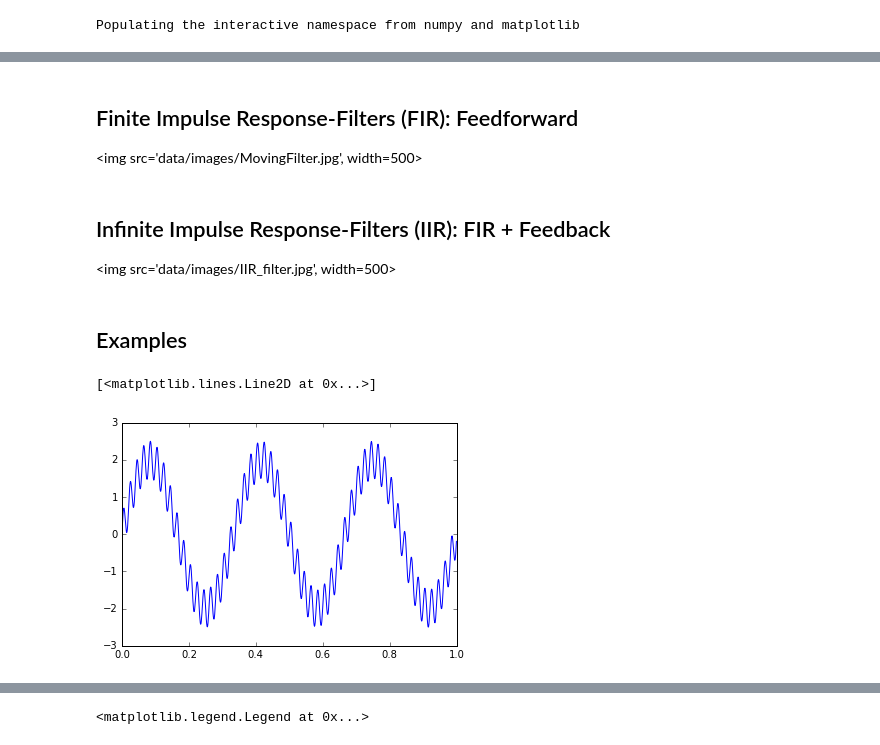
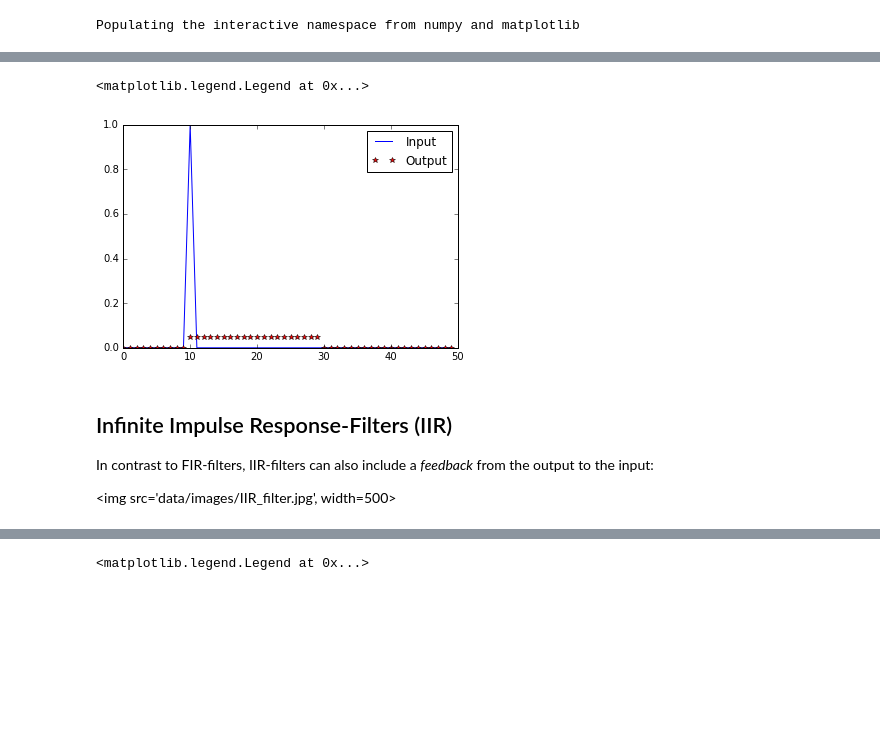
Before and after one commit to thomas-haslwanter/CSS_ipynb, a Jupyter notebook: Soundproc_3_LinearFilters.ipynb, the cells around one changed output, grey strips where cells are left out. Drawn from its saved outputs; the diff is of its cells as text; code cells hidden in the pictures; blank space fills up the shorter version.

```diff
--- a/Soundproc_3_LinearFilters.ipynb
+++ b/Soundproc_3_LinearFilters.ipynb
@@ -12,24 +90,14 @@ Populating the interactive namespace from numpy and matplotlib
+# %%
+impFiltered = signal.lfilter(b,a, impulse)
+plot(impulse)
+plot(impFiltered, 'r*')
+legend(['Input', 'Output'])
+# %% [output]
+<matplotlib.legend.Legend at 0x...>
+[figure, added]
 # %% [markdown]
-## Finite Impulse Response-Filters (FIR): Feedforward
+## Infinite Impulse Response-Filters (IIR)
 
-<img src='data/images/MovingFilter.jpg', width=500>
+In contrast to FIR-filters, IIR-filters can also include a *feedback* from the output to the input:
+
+<img src='data/images/IIR_filter.jpg', width=500>
-# %% [markdown]
-## Infinite Impulse Response-Filters (IIR): FIR + Feedback
-
-<img src='data/images/IIR_filter.jpg', width=500>
-# %% [markdown]
-## Examples
-# %%
-#Create a noisy data-set
-rate = 1000
-t = arange(0,1,1/rate)
-freqs = [3, 50]
-amps = [2, 0.5]
-x = zeros(t.shape)
-for freq, amp in zip(freqs,amps):
-    x += amp * sin(2*pi*freq*t)
-
-plot(t,x)
-# %% [output]
-[<matplotlib.lines.Line2D at 0x...>]
-[figure, removed]
```
Also changed, not shown: parts of 27 cells of this notebook, 3 other files.
